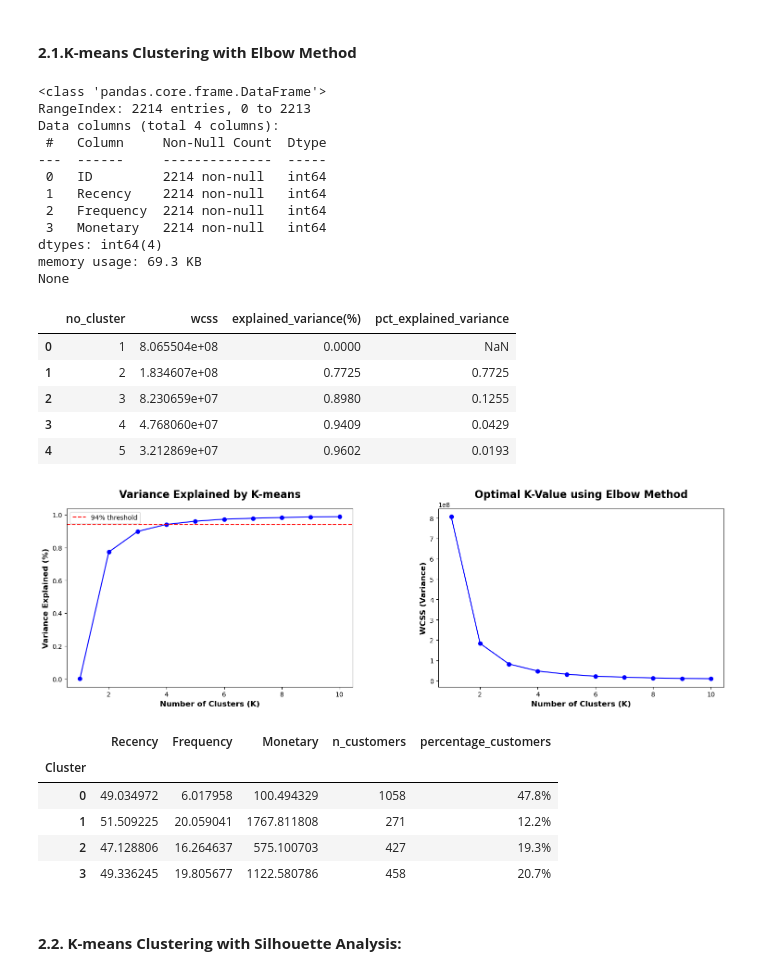
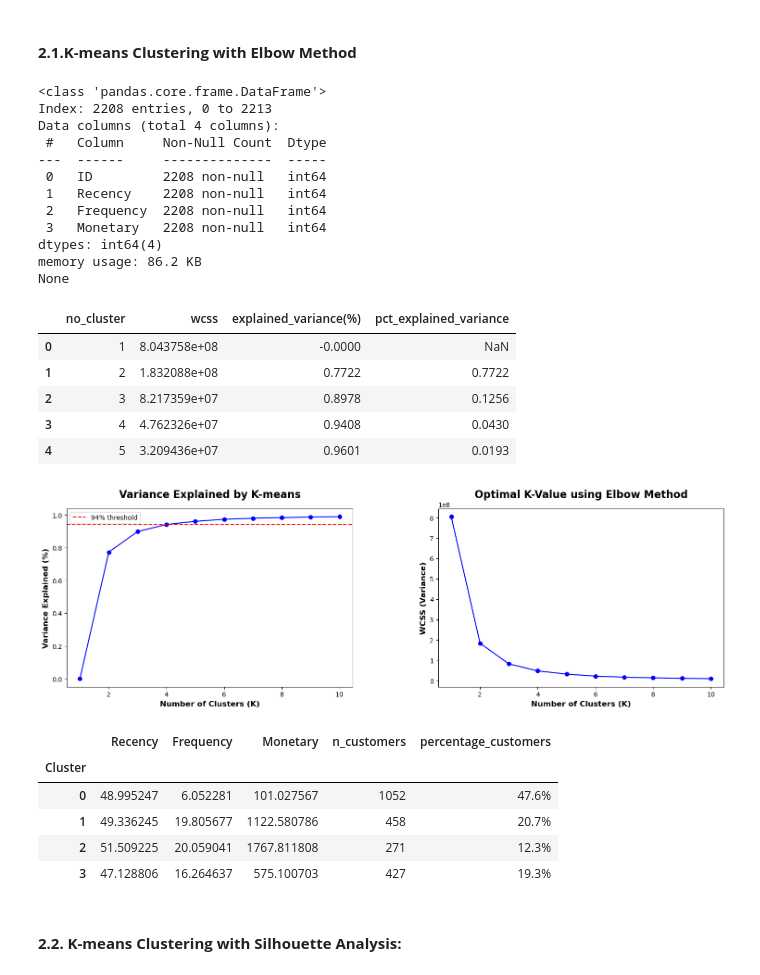
Before and after one commit to annugit1655/Customer-Behaviour-Analysis-with-CLTV, a Jupyter notebook: notebooks/02-RFM-Segmentation.ipynb, the cells around one changed output. Cells and saved outputs as stored; diff of their text form; code cells hidden in the pictures.

```diff
--- a/notebooks/02-RFM-Segmentation.ipynb
+++ b/notebooks/02-RFM-Segmentation.ipynb
@@ -70,12 +70,12 @@ try:
     processed_df.columns = processed_df.columns.str.strip().str.replace(" ", "_").str.replace(".", "_")
 
     # take a copy of original dataframe
-    customer_df = processed_df.copy()
+    customer_data = processed_df.copy()
 
     # Conversion of 'Dt_Customer' into datetime
     #customer_data['Dt_Customer'] = pd.to_datetime(customer_data['Dt_Customer'], format='%d-%m-%Y', dayfirst=True)
-    display_md(f"**Dataset Shape : {customer_df.shape}**")
-    display_md(f"**Number of duplicate rows in dataset : {customer_df.duplicated().sum()}**")
+    display_md(f"**Dataset Shape : {customer_data.shape}**")
+    display_md(f"**Number of duplicate rows in dataset : {customer_data.duplicated().sum()}**")
 
 except Exception as e:
     print(f"Error raised while loading file : {e}")
@@ -172,6 +172,7 @@ This method applies Gaussian Mixture Models (GMM), allowing for more flexible cl
 from sklearn.preprocessing import StandardScaler
 from sklearn.cluster import KMeans
 
+customer_df = customer_data[~((customer_data["Frequency"]==0)&(customer_data["Recency"]>0))].copy()
 ## select features based on which customers will be segmented
 rfm_df = customer_df[['ID', 'Recency', 'Frequency', 'Monetary']]
 print(rfm_df.info())
@@ -179,16 +180,16 @@ print(rfm_df.info())
 rfm = customer_df[['Recency', 'Frequency', 'Monetary']]
 # %% [output]
 <class 'pandas.core.frame.DataFrame'>
-RangeIndex: 2214 entries, 0 to 2213
+Index: 2208 entries, 0 to 2213
 Data columns (total 4 columns):
  #   Column     Non-Null Count  Dtype
 ---  ------     --------------  -----
- 0   ID         2214 non-null   int64
- 1   Recency    2214 non-null   int64
- 2   Frequency  2214 non-null   int64
- 3   Monetary   2214 non-null   int64
+ 0   ID         2208 non-null   int64
+ 1   Recency    2208 non-null   int64
+ 2   Frequency  2208 non-null   int64
+ 3   Monetary   2208 non-null   int64
 dtypes: int64(4)
-memory usage: 69.3 KB
+memory usage: 86.2 KB
 None
 # %%
 #  Total variance = sum of squared distances from mean
@@ -209,13 +210,13 @@ for k in range(1, 11):
     n_cluster.append(k)
 
 # create dataframe
-cluster_df = pd.DataFrame([], columns=['no_cluster', 'wcss', 'explained_variance(%)'])
-cluster_df['no_cluster'] = n_cluster
-cluster_df['wcss'] = wcss
-cluster_df['explained_variance(%)'] = explained_variance
-cluster_df['explained_variance(%)'] = cluster_df['explained_variance(%)'].map(lambda x: f'{x:.4f}').astype('float')
-cluster_df = cluster_df.assign(pct_explained_variance=cluster_df['explained_variance(%)'].diff())
-display(cluster_df.head())
+cluster_dfs = pd.DataFrame([], columns=['no_cluster', 'wcss', 'explained_variance(%)'])
+cluster_dfs['no_cluster'] = n_cluster
+cluster_dfs['wcss'] = wcss
+cluster_dfs['explained_variance(%)'] = explained_variance
+cluster_dfs['explained_variance(%)'] = cluster_dfs['explained_variance(%)'].map(lambda x: f'{x:.4f}').astype('float')
+cluster_dfs = cluster_dfs.assign(pct_explained_variance=cluster_dfs['explained_variance(%)'].diff())
+display(cluster_dfs.head())
 
 # plot
 fig, ax = plt.subplots(1, 2, figsize=(15, 5))
@@ -238,34 +239,34 @@ plt.subplots_adjust(wspace=0.3, hspace=0.3)
 plt.show()
 # %% [output]
 |  | no_cluster | wcss | explained_variance(%) | pct_explained_variance |
-| 0 | 1 | 8.065504e+08 | 0.0000 | NaN |
-| 1 | 2 | 1.834607e+08 | 0.7725 | 0.7725 |
-| 2 | 3 | 8.230659e+07 | 0.8980 | 0.1255 |
-| 3 | 4 | 4.768060e+07 | 0.9409 | 0.0429 |
-| 4 | 5 | 3.212869e+07 | 0.9602 | 0.0193 |
+| 0 | 1 | 8.043758e+08 | -0.0000 | NaN |
+| 1 | 2 | 1.832088e+08 | 0.7722 | 0.7722 |
+| 2 | 3 | 8.217359e+07 | 0.8978 | 0.1256 |
+| 3 | 4 | 4.762326e+07 | 0.9408 | 0.0430 |
+| 4 | 5 | 3.209436e+07 | 0.9601 | 0.0193 |
 [figure]
 # %%
 # will choose the smallest k that explains at least 94% of the variance, which is k=4
 n_clusters = 4
 kmeans = KMeans(n_clusters=n_clusters, random_state=42)
 y = kmeans.fit_predict(rfm)
 
 # Add cluster labels to the DataFrame
-cluster_df = pd.DataFrame(customer_df)
-cluster_df.loc[:,'Cluster'] = y
+kmeans_cluster_df = pd.DataFrame(customer_df)
+kmeans_cluster_df.loc[:,'Cluster'] = y
 
 # Interpret Clusters
-cluster_summary = cluster_df.groupby('Cluster')[['Recency', 'Frequency', 'Monetary']].agg('mean')
-cluster_summary['n_customers'] = cluster_df.groupby('Cluster').size()
+cluster_summary = kmeans_cluster_df.groupby('Cluster')[['Recency', 'Frequency', 'Monetary']].agg('mean')
+cluster_summary['n_customers'] = kmeans_cluster_df.groupby('Cluster').size()
 cluster_summary['percentage_customers'] = ((cluster_summary['n_customers']/cluster_summary['n_customers'].sum())*100).map(lambda x: f'{x:.1f}%')
 display(cluster_summary)
 # %% [output]
 |  | Recency | Frequency | Monetary | n_customers | percentage_customers |
 | Cluster |  |  |  |  |  |
-| 0 | 49.034972 | 6.017958 | 100.494329 | 1058 | 47.8% |
-| 1 | 51.509225 | 20.059041 | 1767.811808 | 271 | 12.2% |
-| 2 | 47.128806 | 16.264637 | 575.100703 | 427 | 19.3% |
-| 3 | 49.336245 | 19.805677 | 1122.580786 | 458 | 20.7% |
+| 0 | 48.995247 | 6.052281 | 101.027567 | 1052 | 47.6% |
+| 1 | 49.336245 | 19.805677 | 1122.580786 | 458 | 20.7% |
+| 2 | 51.509225 | 20.059041 | 1767.811808 | 271 | 12.3% |
+| 3 | 47.128806 | 16.264637 | 575.100703 | 427 | 19.3% |
 # %% [markdown]
 #### **2.2. K-means Clustering with Silhouette Analysis:**
 # %%
```
Also changed, not shown: parts of 14 cells of this notebook.
